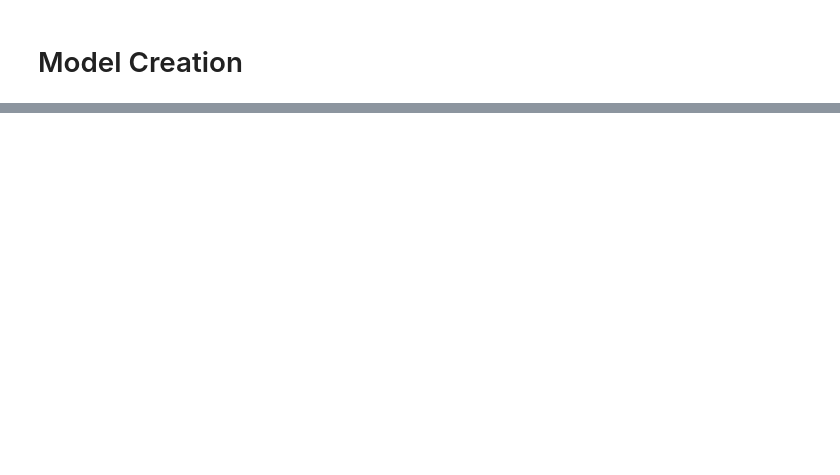
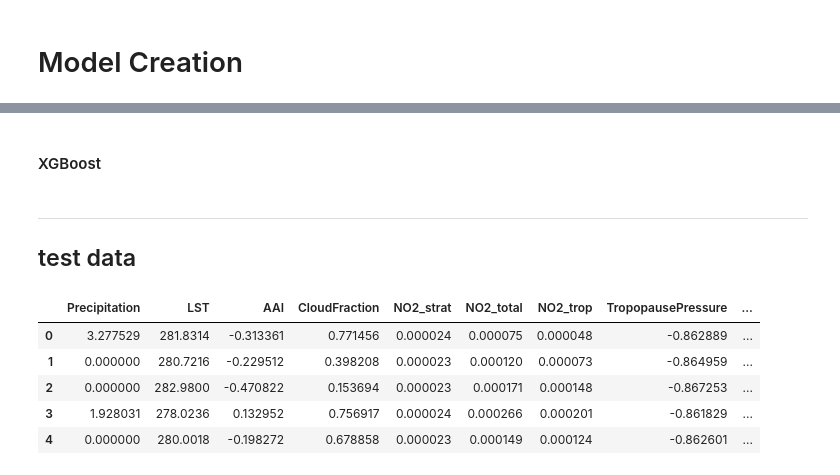
Before and after one commit to Akma86/GroundTruth-NO2, a Jupyter notebook: Main.ipynb, the cells around one changed output, grey strips where cells are left out. Saved outputs shown, nothing was run; the diff lists cells and outputs as text; code cells hidden in the pictures; blank space fills up the shorter version.

```diff
--- a/Main.ipynb
+++ b/Main.ipynb
@@ -218,0 +362,2 @@ array([[31.   , 42.   , 31.   , ..., 58.   , 26.   , 38.   ],
+# %% [markdown]
+#### XGBoost
@@ -218,0 +427,3 @@ array([[31.   , 42.   , 31.   , ..., 58.   , 26.   , 38.   ],
+# %% [markdown]
+---
+## test data
@@ -218,0 +474,9 @@ array([[31.   , 42.   , 31.   , ..., 58.   , 26.   , 38.   ],
+# %%
+result_test.head()
+# %% [output]
+|  | Precipitation | LST | AAI | CloudFraction | NO2_strat | NO2_total | NO2_trop | TropopausePressure | ... |
+| 0 | 3.277529 | 281.8314 | -0.313361 | 0.771456 | 0.000024 | 0.000075 | 0.000048 | -0.862889 | ... |
+| 1 | 0.000000 | 280.7216 | -0.229512 | 0.398208 | 0.000023 | 0.000120 | 0.000073 | -0.864959 | ... |
+| 2 | 0.000000 | 282.9800 | -0.470822 | 0.153694 | 0.000023 | 0.000171 | 0.000148 | -0.867253 | ... |
+| 3 | 1.928031 | 278.0236 | 0.132952 | 0.756917 | 0.000024 | 0.000266 | 0.000201 | -0.861829 | ... |
+| 4 | 0.000000 | 280.0018 | -0.198272 | 0.678858 | 0.000023 | 0.000149 | 0.000124 | -0.862601 | ... |
```
Also changed, not shown: parts of 25 cells of this notebook, 1 other file.
